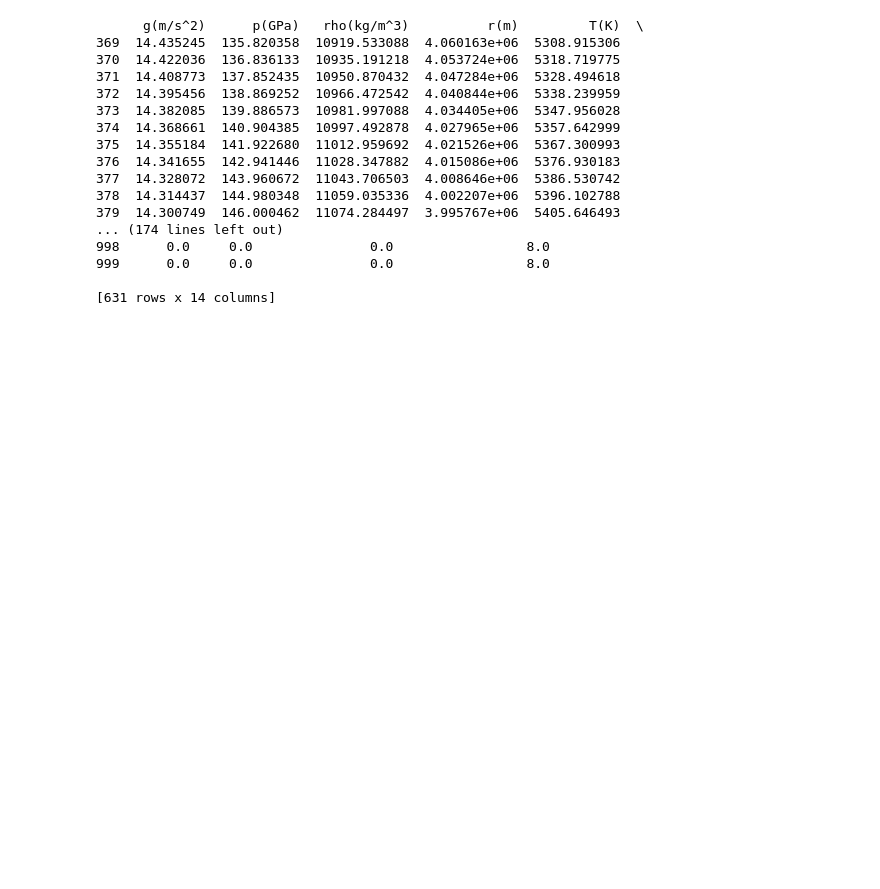
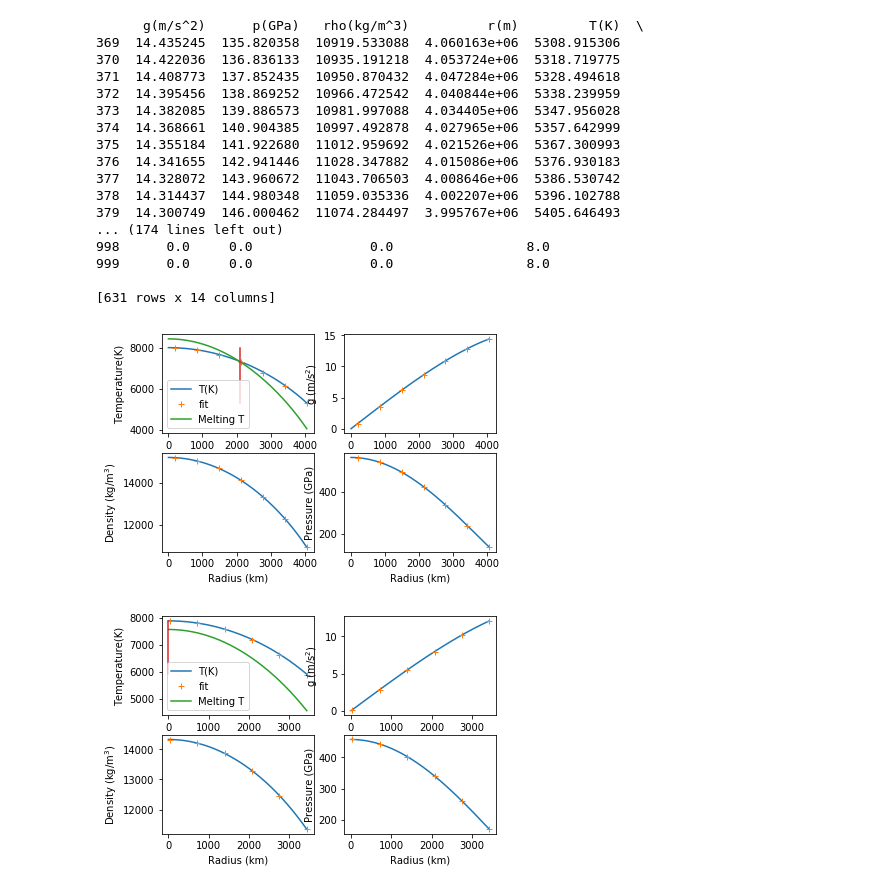
Before and after one commit to irenebonati/exo-cores, a Jupyter notebook: Fit_parameters.ipynb, the cells around one changed output. Drawn from its saved outputs; the diff is of its cells as text; code cells hidden in the pictures; blank space fills up the shorter version.

```diff
--- a/Fit_parameters.ipynb
+++ b/Fit_parameters.ipynb
@@ -61,7 +61,6 @@ def pressure_diff(r, *args):  #in GPa
     rho_0, L_rho, A_rho = args
     G = 6.67430e-11
     K0 = L_rho**2/3.*2.*np.pi*G*rho_0**2 /1e9 #in GPa
-    print(K0)
     parenthesis = r**2/L_rho**2-4./5.*r**4/L_rho**4
     return -K0*parenthesis
 
@@ -74,7 +73,7 @@ for i, (filename) in enumerate((files)):
     core = profiles[profiles["Material-Parameter"]==8.]
     rho = core["rho(kg/m^3)"]
     radius = core["r(m)"]
-    figure(core, i)
+    figure(core, i, ax3)
 
     popt, pcov = curve_fit(theoritical_density, radius, rho, initial_guess)
     print(popt)
@@ -184,35 +181,84 @@ def Earth():
 
 def average_volume(profile, name_variable):
 
     profile["dV"] = 4*np.pi*profile["r(m)"]
     volume = profile["dV"].sum()
     quantity = profile["dV"]*profile[name_variable]
     quantity_total = quantity.sum()
 
     return quantity_total/volume
 
 
-def write_parameter_file(XFe, Mp, FeM):
+def write_parameter_file(XFe, Mp, FeM, fig=False):
 
     filename = name_file(XFe, Mp, FeM)
     core = open_data_profiles(filename, core=True)
 
     param = Earth()
 
     param["rho_0"], param["L_rho"], param["A_rho"] = find_Lrho_Arho(core)
-    #print(rho_0, L_rho/1e3, A_rho)
-
-    param["r_OC"] = core["r(m)"].iloc[-1].tolist()
 
     param["CP"] = average_volume(core, "Cp(J/kgK)").tolist()
     param["alpha_c"] = average_volume(core, "alpha(10^-5 1/s)").tolist() * 1e-5
     param["gamma"] = average_volume(core, "Gruneisen(1)").tolist()
+
+    param["T0"] = core["T(K)"].iloc[-1].tolist()
+
+    P0 = core["p(GPa)"].iloc[-1]
+    param["r_IC_0"] = find_r_IC_adiabat(param["rho_0"], param["L_rho"], param["A_rho"], P0, param["T0"], param["gamma"])
+    param["r_OC"] = core["r(m)"].iloc[0].tolist()
+    #param["r_IC_0"] = find_rIC(core).tolist() # this function for r_IC is not as good (only on the grid)
 
     output_filename = "M_ {:.1f}_Fe_{:.0f}.0000_FeM_{:2.0f}.0000.yaml".format(Mp, XFe, FeM)
 
     with open(output_filename, 'w') as outfile:
         yaml.dump(param, outfile, default_flow_style=False)
 
+    if fig:
+        rho = core["rho(kg/m^3)"]
+        radius = core["r(m)"]
+        fig, ax3 = plt.subplots(2,2)
+        figure(core, i, ax3)
+        ax3[1,0].plot(radius[::100]/1e3, theoritical_density(radius[::100], param["rho_0"], param["L_rho"], param["A_rho"]), '+')
+        ax3[0,1].plot(radius[::100]/1e3, gravity(radius[::100], param["rho_0"], param["L_rho"], param["A_rho"]), '+')
 
+        ax3[1,1].plot(radius[::100]/1e3, pressure_diff(radius[::100], param["rho_0"], param["L_rho"], param["A_rho"])+P0, '+')
+        ax3[0,0].plot(radius[::100]/1e3, T_adiabat(radius[::100], param["L_rho"], param["A_rho"], param["T0"], param["gamma"]), '+', label="fit")
+        ax3[0,0].plot(radius/1e3, T_liquidus_core(pressure_diff(radius, param["rho_0"], param["L_rho"], param["A_rho"])+P0), label="Melting T")
+        ax3[0,0].plot(np.array([param["r_IC_0"], param["r_IC_0"]])/1e3, [core["T(K)"].iloc[-1], core["T(K)"].iloc[0]])
+        ax3[0,0].legend()
 
-write_parameter_file(30, 1.2, 0)
+def T_liquidus_core(P, S=0):
+    """ T_{\rm melt} = 6500 * (p/340)^{0.515} / (1 - ln(1-X_{\rm S}) ) """
+    return 6500.*(P/340)**0.515/(1-np.log(1-S))
+
+def T_adiabat(radius, Lrho, Arho, T0, gamma):
+    return T0*(1-radius**2/Lrho**2-Arho*radius**4/Lrho**4)**gamma
+
+def find_rIC(core, S=0):
+    Temperature = core["T(K)"].values
+    Pressure = core["p(GPa)"].values
+    Radius = core["r(m)"].values
+    T_liq = T_liquidus_core(Pressure, S)
+    index = np.argmin(np.abs(Temperature-T_liq))
+    r_IC = Radius[index]
+    if r_IC == Radius[-1]:
+        r_IC = np.array(0.)
+    return r_IC
+
+def find_r_IC_adiabat(rho_0, Lrho, Arho, P0, T0, gamma, S=0):
+    def Delta_T(radius):
+        P = pressure_diff(radius, rho_0, Lrho, Arho)+P0
+        Ta = T_adiabat(radius, Lrho, Arho, T0, gamma)
+        TL = T_liquidus_core(P, S)
+        return (Ta - TL)**2
+    res = minimize_scalar(Delta_T, bounds=(0., 6e6), method='bounded') #, constraints={'type':'ineq', 'fun': lambda x: x})  #result has to be >0
+    r_IC = res.x
+    if r_IC < 1: r_IC = np.array(0.)
+    return r_IC.tolist()
+
+write_parameter_file(50, 1.2, 0, fig=True)
+write_parameter_file(30, 1.2, 0, fig=True)
+# %% [output]
+[figure, added]
+[figure, added]
```
Also changed, not shown: parts of 4 cells of this notebook, 5 other files.
